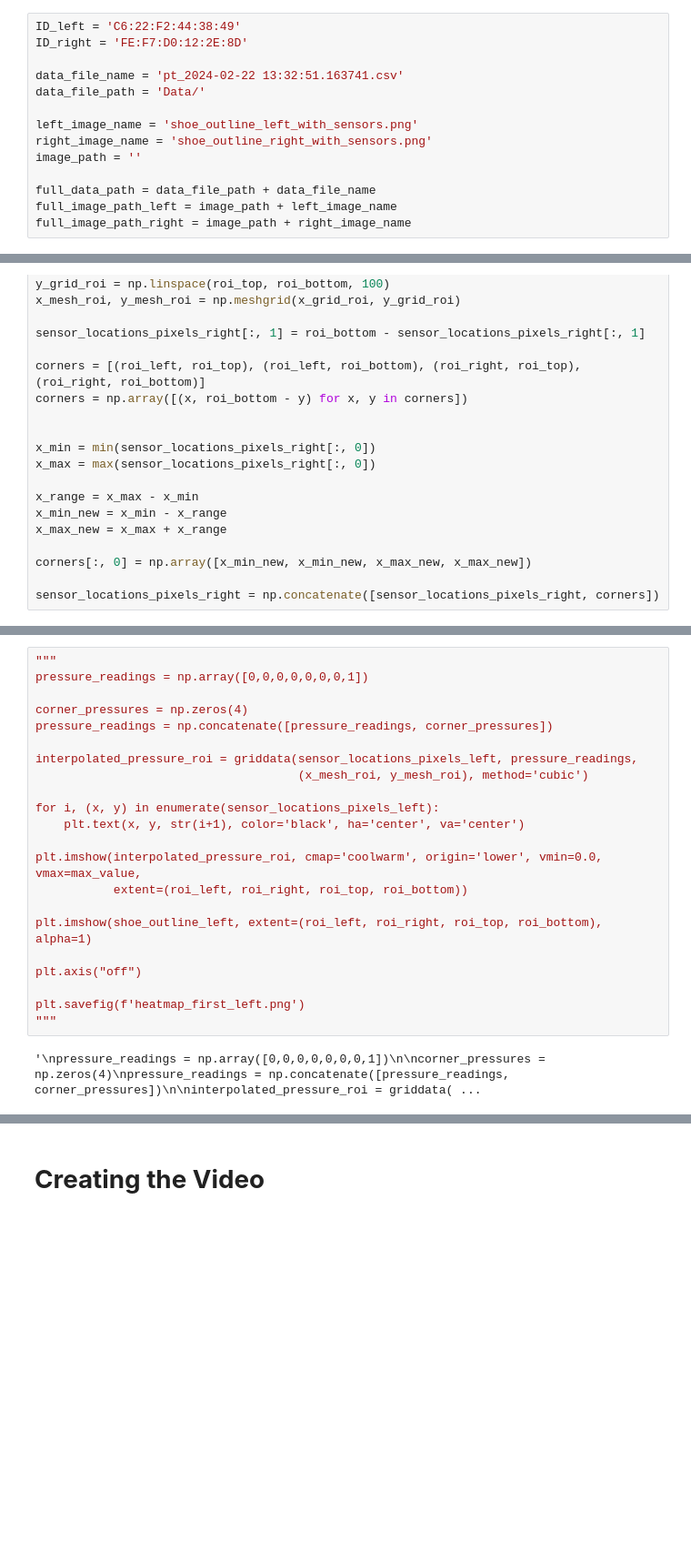
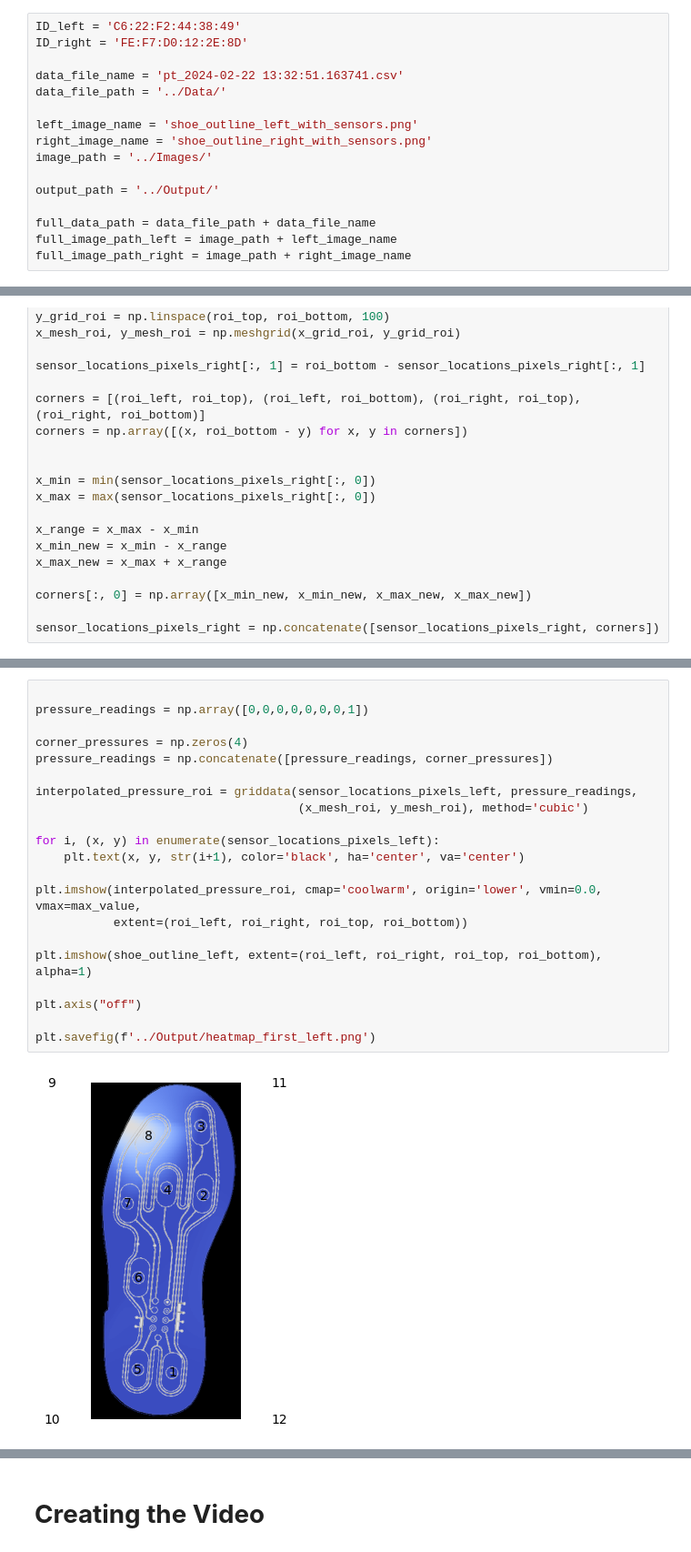
Before and after one commit to dude2033/Smart_soles, a Jupyter notebook: Code/HeatmapAnimation.ipynb, the cells around one changed output, grey strips where cells are left out. Shown: that part at 91% size. Drawn from its saved outputs; the diff is of its cells as text; blank space fills up the shorter version.

```diff
--- a/Code/HeatmapAnimation.ipynb
+++ b/Code/HeatmapAnimation.ipynb
@@ -15,11 +15,13 @@ ID_left = 'C6:22:F2:44:38:49'
 ID_right = 'FE:F7:D0:12:2E:8D'
 
 data_file_name = 'pt_2024-02-22 13:32:51.163741.csv'
-data_file_path = 'Data/'
+data_file_path = '../Data/'
 
 left_image_name = 'shoe_outline_left_with_sensors.png'
 right_image_name = 'shoe_outline_right_with_sensors.png'
-image_path = ''
+image_path = '../Images/'
+
+output_path = '../Output/'
 
 full_data_path = data_file_path + data_file_name
 full_image_path_left = image_path + left_image_name
@@ -123,25 +125,24 @@ sensor_locations_pixels_right = np.concatenate([sensor_locations_pixels_right, c
 # %%
-"""
+
 pressure_readings = np.array([0,0,0,0,0,0,0,1])
 
 corner_pressures = np.zeros(4)
 pressure_readings = np.concatenate([pressure_readings, corner_pressures])
 
 interpolated_pressure_roi = griddata(sensor_locations_pixels_left, pressure_readings,
                                      (x_mesh_roi, y_mesh_roi), method='cubic')
 
 for i, (x, y) in enumerate(sensor_locations_pixels_left):
     plt.text(x, y, str(i+1), color='black', ha='center', va='center')
 
 plt.imshow(interpolated_pressure_roi, cmap='coolwarm', origin='lower', vmin=0.0, vmax=max_value,
            extent=(roi_left, roi_right, roi_top, roi_bottom))
 
 plt.imshow(shoe_outline_left, extent=(roi_left, roi_right, roi_top, roi_bottom), alpha=1)
 
 plt.axis("off")
 
-plt.savefig(f'heatmap_first_left.png')
-"""
+plt.savefig(f'../Output/heatmap_first_left.png')
 # %% [output]
-'\npressure_readings = np.array([0,0,0,0,0,0,0,1])\n\ncorner_pressures = np.zeros(4)\npressure_readings = np.concatenate([pressure_readings, corner_pressures])\n\ninterpolated_pressure_roi = griddata( ...
+[figure, added]
 # %%
```
Also changed, not shown: parts of 4 cells of this notebook, 1 other file.
